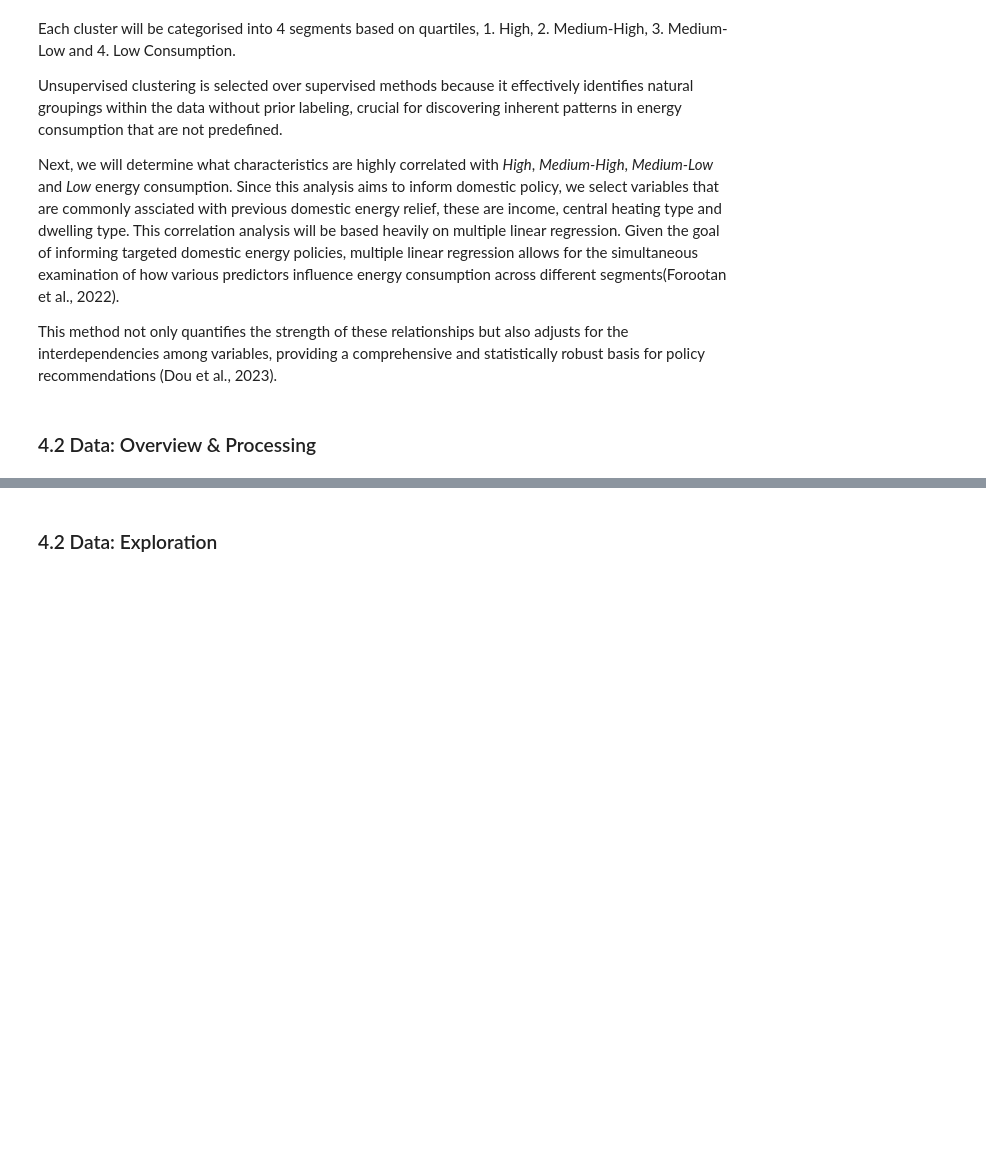
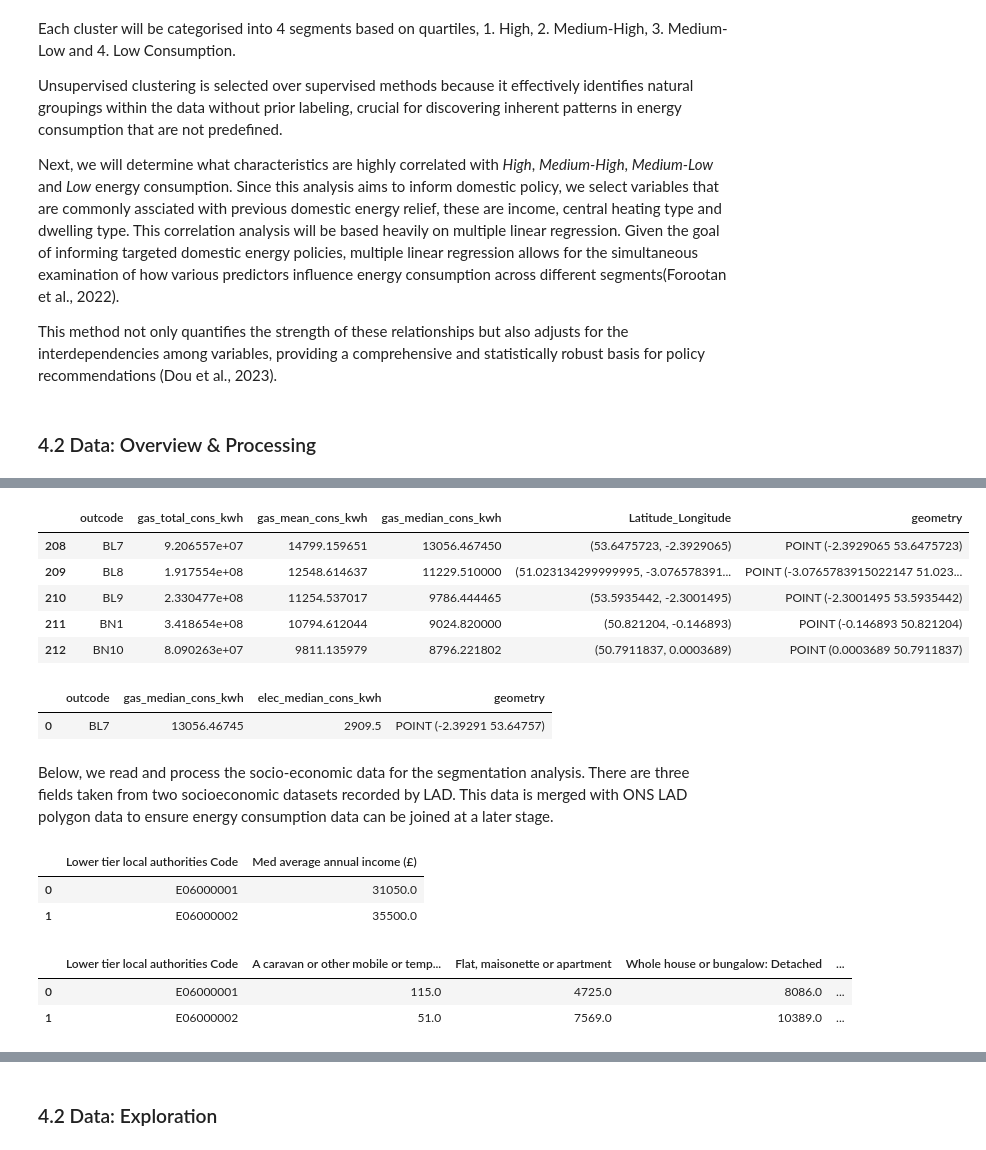
Before and after one commit to NikhilSDesai/SpatialDataScience, a Jupyter notebook: SDS_Analysis/CASA0006_FinalAssignment.ipynb, the cells around one changed output, grey strips where cells are left out. Cells and saved outputs as stored; diff of their text form; code cells hidden in the pictures; blank space fills up the shorter version.

Commit message:
Data Preprocessing Complete

```diff
--- a/SDS_Analysis/CASA0006_FinalAssignment.ipynb
+++ b/SDS_Analysis/CASA0006_FinalAssignment.ipynb
@@ -61,0 +72,29 @@ This method not only quantifies the strength of these relationships but also adj
+# %%
+# read in desnez data
+gas_df = pd.read_csv('data/gas_consumption.csv')
+elec_df = pd.read_csv('data/electricity_consumption.csv')
+# %%
+geolocator = Nominatim(user_agent="geoapiExercises")
+
+# function to get lat / long
+def get_lat_lon(outcode):
+    try:
+        location = geolocator.geocode(f"{outcode}, United Kingdom")
+        return (location.latitude, location.longitude)
+    except:
+        return (None, None)
+
+# avoid hitting rate limits
+geocode = RateLimiter(geolocator.geocode, min_delay_seconds=1)
+
+# apply to outcode column
+gas_df['Latitude_Longitude'] = gas_df['outcode'].apply(lambda x: get_lat_lon(x))
+# %%
+gas_df.head()
+# %% [output]
+|  | outcode | gas_total_cons_kwh | gas_mean_cons_kwh | gas_median_cons_kwh | Latitude_Longitude | geometry |
+| 208 | BL7 | 9.206557e+07 | 14799.159651 | 13056.467450 | (53.6475723, -2.3929065) | POINT (-2.3929065 53.6475723) |
+| 209 | BL8 | 1.917554e+08 | 12548.614637 | 11229.510000 | (51.023134299999995, -3.076578391... | POINT (-3.0765783915022147 51.023... |
+| 210 | BL9 | 2.330477e+08 | 11254.537017 | 9786.444465 | (53.5935442, -2.3001495) | POINT (-2.3001495 53.5935442) |
+| 211 | BN1 | 3.418654e+08 | 10794.612044 | 9024.820000 | (50.821204, -0.146893) | POINT (-0.146893 50.821204) |
+| 212 | BN10 | 8.090263e+07 | 9811.135979 | 8796.221802 | (50.7911837, 0.0003689) | POINT (0.0003689 50.7911837) |
@@ -61,0 +132,9 @@ This method not only quantifies the strength of these relationships but also adj
+# %%
+# read in processed 'energy consumption data' & check
+energycon_gdf = gpd.read_file('energycon.gpkg')
+energycon_gdf.head(2)
+# %% [output]
+|  | outcode | gas_median_cons_kwh | elec_median_cons_kwh | geometry |
+| 0 | BL7 | 13056.46745 | 2909.5 | POINT (-2.39291 53.64757) |
+# %% [markdown]
+Below, we read and process the socio-economic data for the segmentation analysis. There are three fields taken from two socioeconomic datasets recorded by LAD. This data is merged with ONS LAD polygon data to ensure energy consumption data can be joined at a later stage.
@@ -61,0 +147,12 @@ This method not only quantifies the strength of these relationships but also adj
+# %%
+# process and clean income data
+median_income = income.groupby('Local authority code')['Total annual income (£)'].median().reset_index()
+
+# rename 'med average annual income' & print
+median_income.rename(columns={'Total annual income (£)': 'Med average annual income (£)'}, inplace=True)
+median_income.rename(columns={'Local authority code': 'Lower tier local authorities Code'}, inplace=True)
+median_income.head(2)
+# %% [output]
+|  | Lower tier local authorities Code | Med average annual income (£) |
+| 0 | E06000001 | 31050.0 |
+| 1 | E06000002 | 35500.0 |
@@ -61,0 +178,13 @@ This method not only quantifies the strength of these relationships but also adj
+# %%
+# merge 'dwpivot_df' and 'heatpivot_df' on 'Lower tier local authorities Code'
+merged_df = pd.merge(dwpivot_df, heatpivot_df, on='Lower tier local authorities Code', how='outer')
+
+# merge with 'income' on 'Lower tier local authorities Code'
+socec_df = pd.merge(merged_df, median_income, on='Lower tier local authorities Code', how='outer')
+
+# display
+socec_df.head(2)
+# %% [output]
+|  | Lower tier local authorities Code | A caravan or other mobile or temp... | Flat, maisonette or apartment | Whole house or bungalow: Detached | ... |
+| 0 | E06000001 | 115.0 | 4725.0 | 8086.0 | ... |
+| 1 | E06000002 | 51.0 | 7569.0 | 10389.0 | ... |
```
Also changed, not shown: parts of 10 cells of this notebook, 34 other files.
